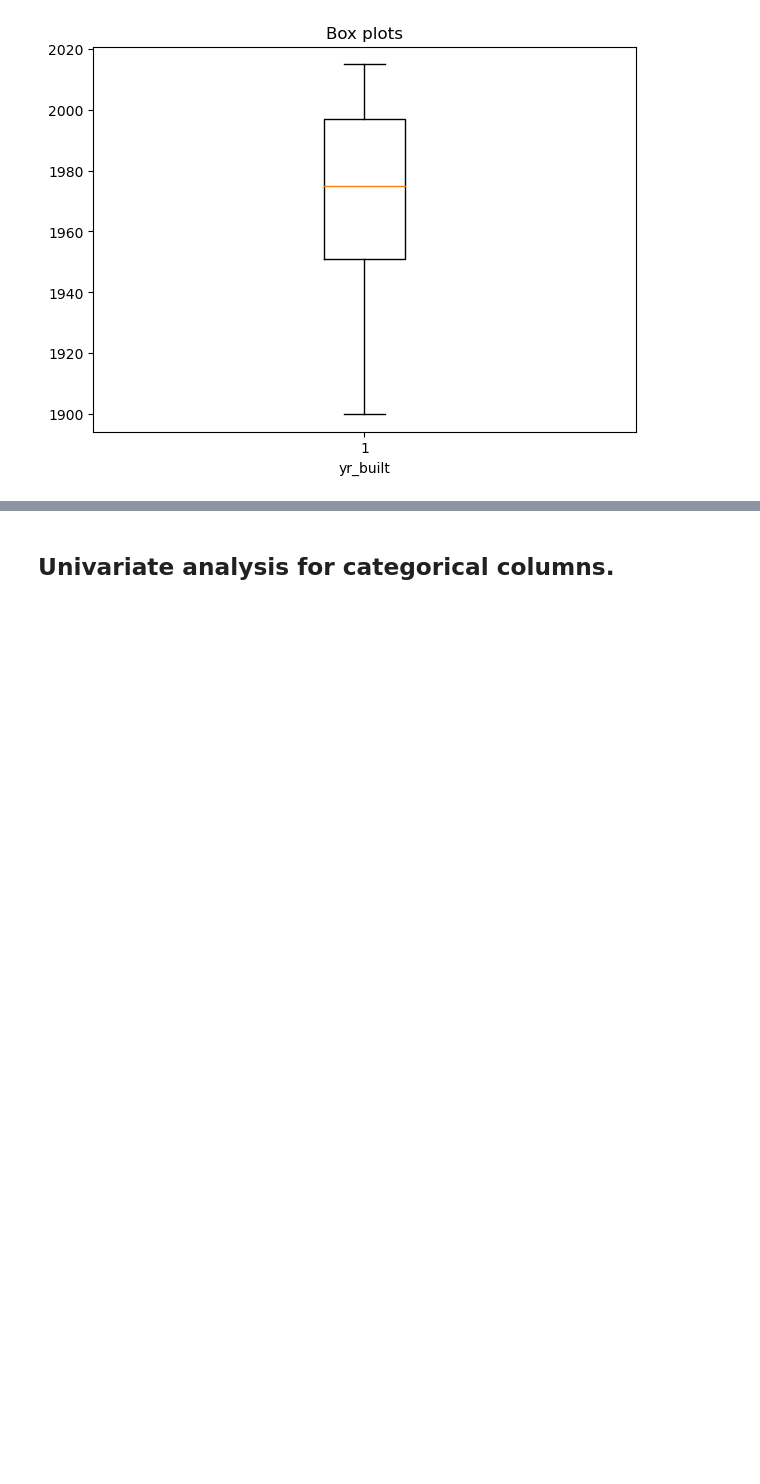
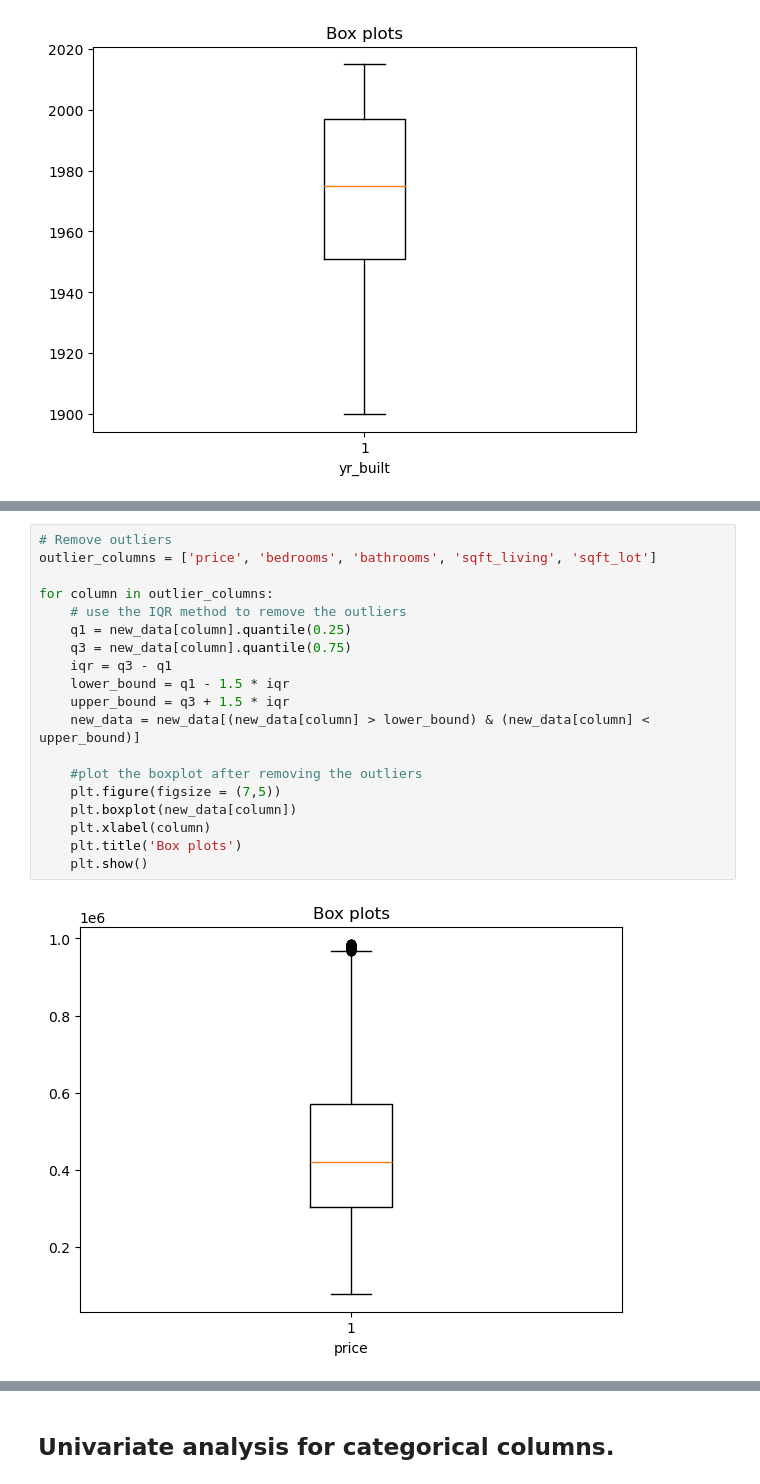
Before and after one commit to mbuvimuia/Northwest-County-Housing-Analysis, a Jupyter notebook: student.ipynb, the cells around one changed output, grey strips where cells are left out. Drawn from its saved outputs; the diff is of its cells as text; blank space fills up the shorter version.

Commit message:
Checking and Dealing with outliers

```diff
--- a/student.ipynb
+++ b/student.ipynb
@@ -422,0 +421,21 @@ Name: count, dtype: int64
+# %%
+# Remove outliers
+outlier_columns = ['price', 'bedrooms', 'bathrooms', 'sqft_living', 'sqft_lot']
+
+for column in outlier_columns:
+    # use the IQR method to remove the outliers
+    q1 = new_data[column].quantile(0.25)
+    q3 = new_data[column].quantile(0.75)
+    iqr = q3 - q1
+    lower_bound = q1 - 1.5 * iqr
+    upper_bound = q3 + 1.5 * iqr
+    new_data = new_data[(new_data[column] > lower_bound) & (new_data[column] < upper_bound)]
+
+    #plot the boxplot after removing the outliers
+    plt.figure(figsize = (7,5))
+    plt.boxplot(new_data[column])
+    plt.xlabel(column)
+    plt.title('Box plots')
+    plt.show()
+# %% [output]
+[figure, added]
```
Also changed, not shown: parts of 8 cells of this notebook, 2 other files.
